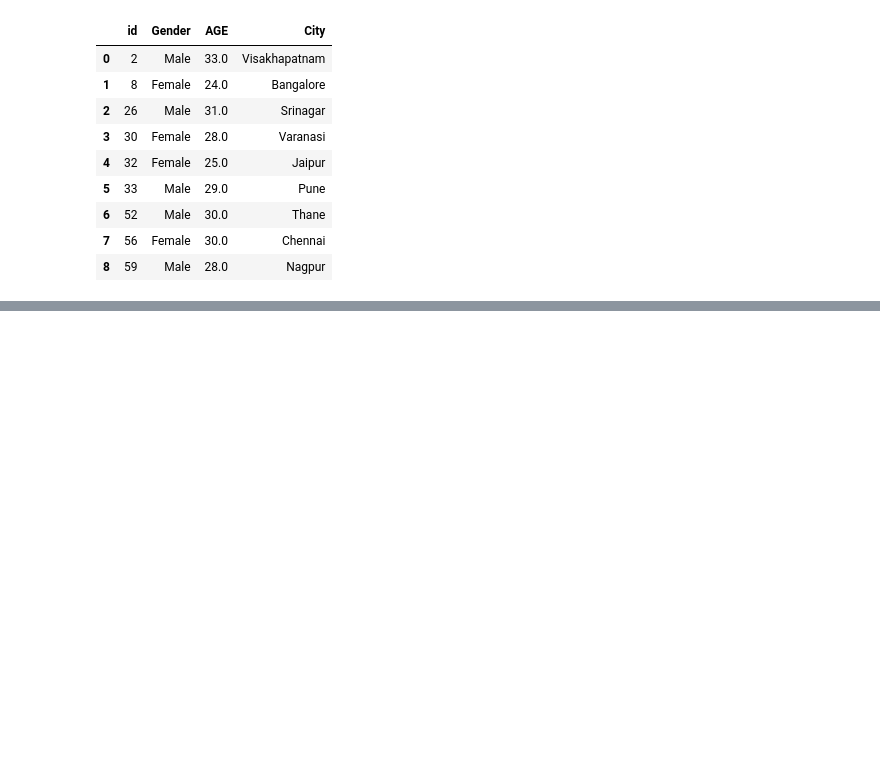
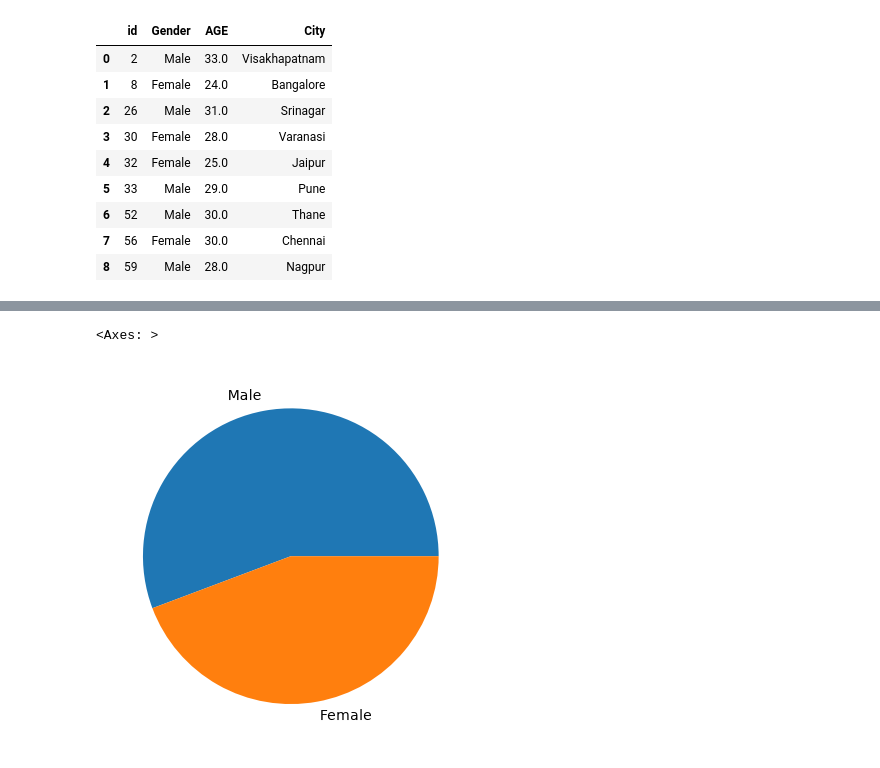
Before and after one commit to saileshchikkam/GEN-Ai, a Jupyter notebook: Machine Learning/Prerequisites/Numpy/Pandas/DataFrames.ipynb, the cells around one changed output, grey strips where cells are left out. Saved outputs shown, nothing was run; the diff lists cells and outputs as text; code cells hidden in the pictures; blank space fills up the shorter version.

```diff
--- a/Machine Learning/Prerequisites/Numpy/Pandas/DataFrames.ipynb
+++ b/Machine Learning/Prerequisites/Numpy/Pandas/DataFrames.ipynb
@@ -849,0 +973,5 @@ df.iloc[0:9,0:4]
+# %%
+df['Gender'].value_counts().plot(kind= 'pie')
+# %% [output]
+<Axes: >
+[figure, added]
```
Also changed, not shown: parts of 59 cells of this notebook.
